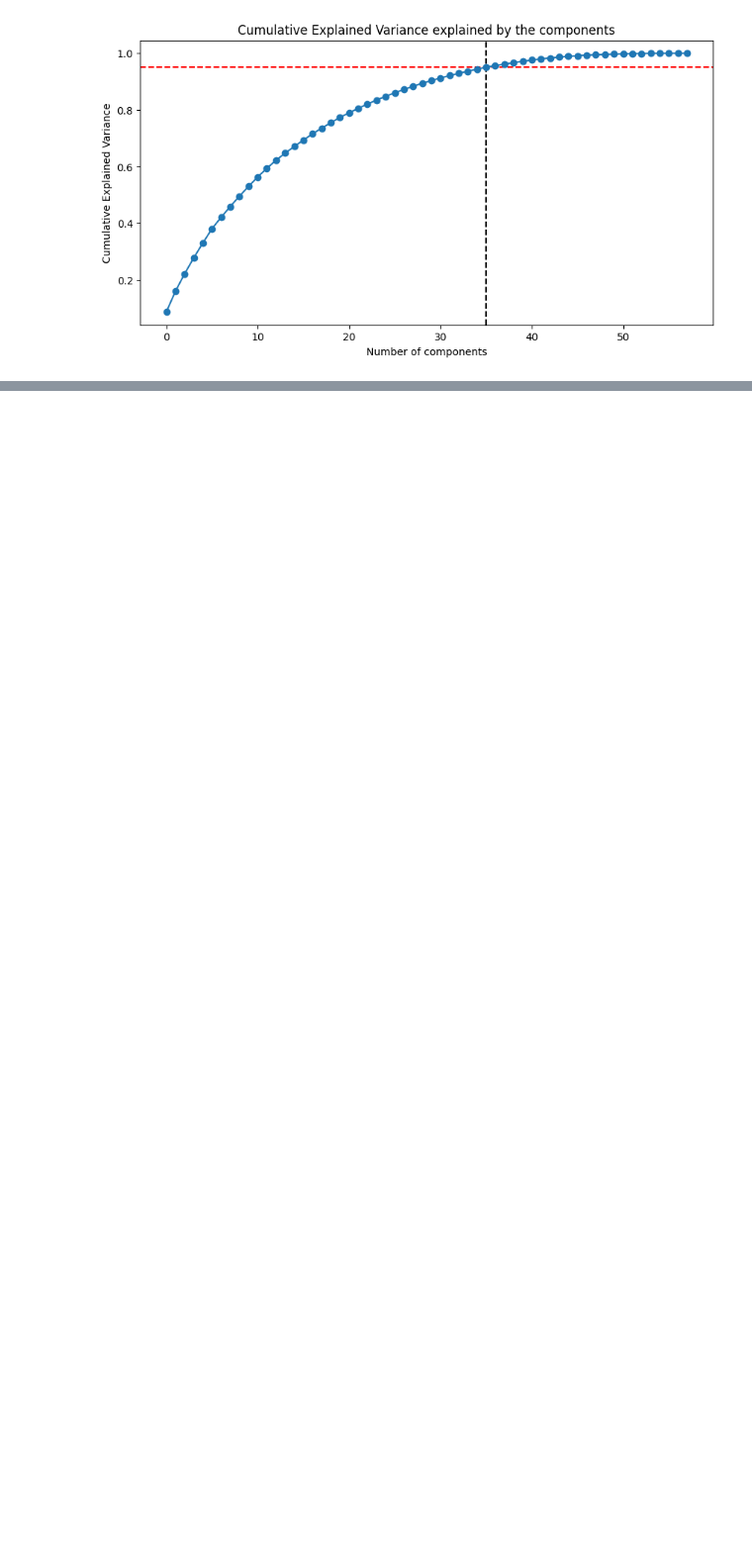
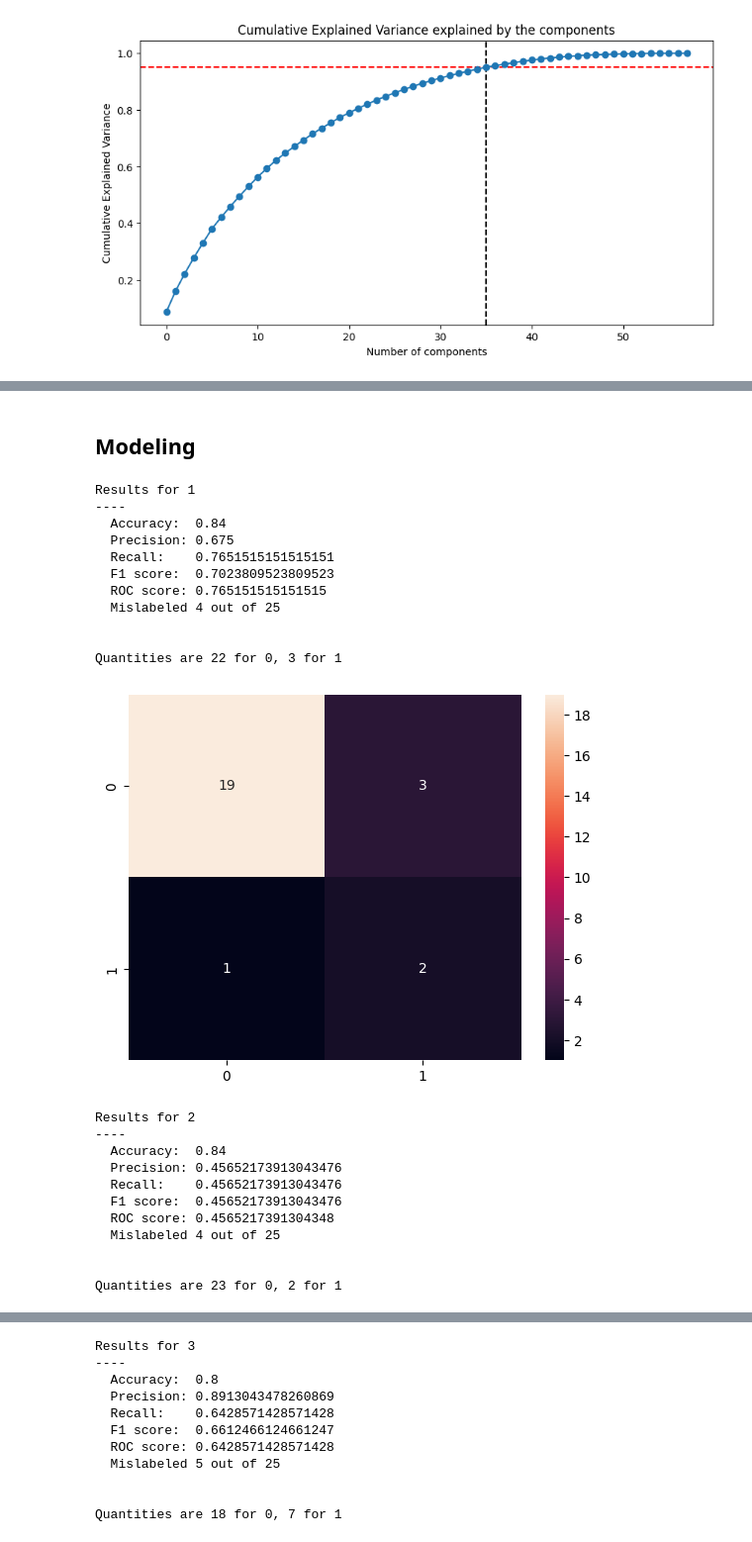
Before and after one commit to miladziekanowska/heart-failure-classification, a Jupyter notebook: Heart_failure_EDA_Modeling.ipynb, the cells around one changed output, grey strips where cells are left out. Shown at 99% size. Saved outputs shown, nothing was run; the diff lists cells and outputs as text; code cells hidden in the pictures; blank space fills up the shorter version.

Commit message:
Further modeling

```diff
--- a/Heart_failure_EDA_Modeling.ipynb
+++ b/Heart_failure_EDA_Modeling.ipynb
@@ -215,7 +225,7 @@ for diagnosis in df['Diagnosis'].unique():
         # other types of heart attacks
         df.loc[df['Diagnosis'] == diagnosis, 'Diagnosis'] = 5
 
-
+df['Diagnosis'] = df['Diagnosis'].astype('int64')
 df.head()
 # %% [output]
 |  | Age | Gender | Locality | Maritalstatus | LifeStyle | Sleep | Category | Depression | Hyperlipi | ... |
@@ -296,0 +315,2 @@ from sklearn.model_selection import train_test_split
+# %% [markdown]
+## Modeling
@@ -297,4 +343,4 @@ from sklearn.model_selection import train_test_split
 # %%
 y = df.pop('Mortality') #dependent variable
-X = df[df.columns[:34]] # independent variables
+X = df # independent variables
 # %%
@@ -316,11 +353,52 @@ from sklearn.model_selection import KFold
 # %%
-# kfoldcv = KFold(n_splits=5, # number of folds, 5 is default
-#                shuffle=True, # if true, the data is shuffled at the beggining
-#                random_state=42 # ensures that when we use it again we will get same results
-#                )
 
-# # and the loop is the same for each cross-validation
-# for train, test in kfoldcv.split(X, y):
-#     X_train, y_train = X.iloc[train], y.iloc[train]
-#     X_test, y_test = X.iloc[test], y.iloc[test]
-#     print(X_train.shape, X_test.shape)
+from sklearn.ensemble import AdaBoostClassifier
+from sklearn.model_selection import KFold
+from sklearn.metrics import confusion_matrix
+
+kfoldcv = KFold(n_splits=5,
+                shuffle=True,
+                random_state=42
+               )
+
+
+for n, (train, val) in enumerate(kfoldcv.split(X_train, y_train), 1):
+    X_train_fold, y_train_fold = X.iloc[train], y.iloc[train]
+    X_val_fold, y_val_fold = X.iloc[val], y.iloc[val]
+
+    X_train_scaled = scaler.fit_transform(X_train_fold)
+    X_val_scaled = scaler.fit_transform(X_val_fold)
+
+    rfc = AdaBoostClassifier()
+    rfc.fit(X_train_scaled, y_train_fold)
+    y_pred = rfc.predict(X_val_scaled)
+
+    print_results(calculate_metrics(y_val_fold, y_pred), classifier_id=n)
+    get_classes(y_val_fold)
+    cm = confusion_matrix(y_val_fold, y_pred)
+    sns.heatmap(cm, annot = True, fmt = 'd')
+    plt.show()
+# %% [output]
+Results for 1
+----
+  Accuracy:  0.84
+  Precision: 0.675
+  Recall:    0.7651515151515151
+  F1 score:  0.7023809523809523
+  ROC score: 0.765151515151515
+  Mislabeled 4 out of 25
+
+
+Quantities are 22 for 0, 3 for 1
+[figure, added]
+Results for 2
+----
+  Accuracy:  0.84
+  Precision: 0.45652173913043476
+  Recall:    0.45652173913043476
+  F1 score:  0.45652173913043476
+  ROC score: 0.4565217391304348
+  Mislabeled 4 out of 25
+
+
+Quantities are 23 for 0, 2 for 1
@@ -326,0 +406,11 @@ from sklearn.model_selection import KFold
+Results for 3
+----
+  Accuracy:  0.8
+  Precision: 0.8913043478260869
+  Recall:    0.6428571428571428
+  F1 score:  0.6612466124661247
+  ROC score: 0.6428571428571428
+  Mislabeled 5 out of 25
+
+
+Quantities are 18 for 0, 7 for 1
```
Also changed, not shown: parts of 21 cells of this notebook, 4 other files.
